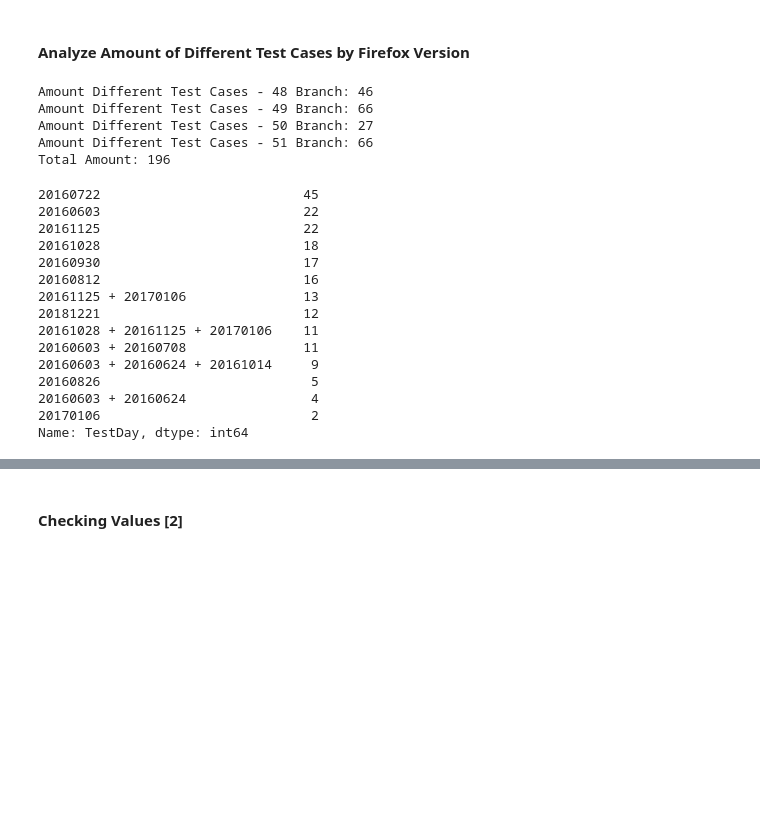
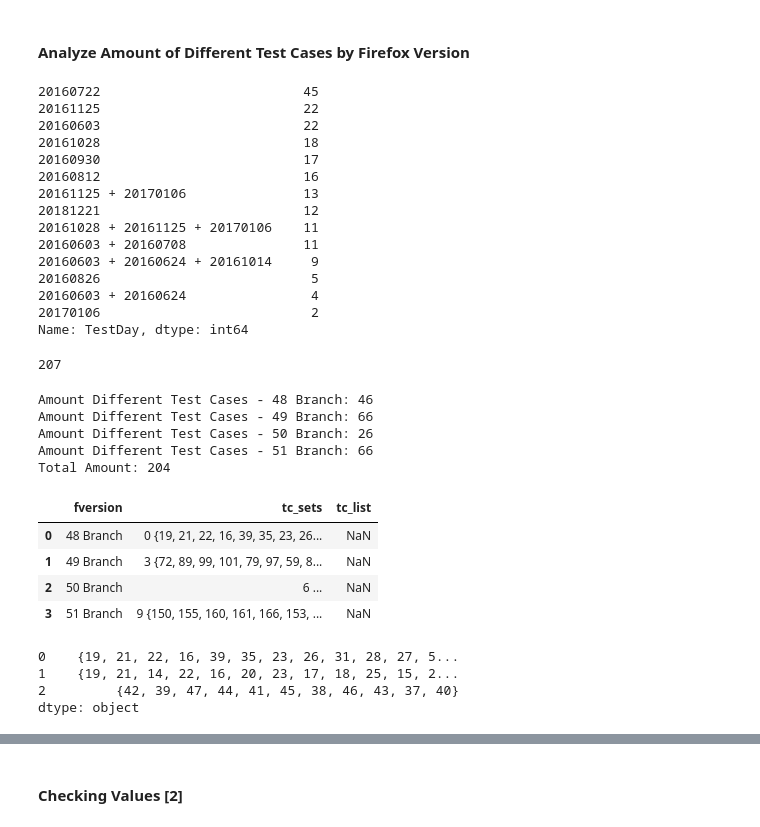
Before and after one commit to Pointpt/trace-link-recovery-study, a Jupyter notebook: scripts/input_proc_fx_v2.ipynb, the cells around one changed output, grey strips where cells are left out. Saved outputs shown, nothing was run; the diff lists cells and outputs as text; code cells hidden in the pictures; blank space fills up the shorter version.

Commit message:
trying to find correct amount of different test cases per branch

```diff
--- a/scripts/input_proc_fx_v2.ipynb
+++ b/scripts/input_proc_fx_v2.ipynb
@@ -298,6 +298,28 @@ ck_df.head(20)
 ck_df.to_csv('../data/mozilla_firefox_v2/firefoxDataset/docs_english/TD_2_FVersion/testday_to_fversion.csv')
 # %% [markdown]
 #### Analyze Amount of Different Test Cases by Firefox Version
+# %%
+testcases.TestDay.value_counts()
+# %% [output]
+20160722                          45
+20161125                          22
+20160603                          22
+20161028                          18
+20160930                          17
+20160812                          16
+20161125 + 20170106               13
+20181221                          12
+20161028 + 20161125 + 20170106    11
+20160603 + 20160708               11
+20160603 + 20160624 + 20161014     9
+20160826                           5
+20160603 + 20160624                4
+20170106                           2
+Name: TestDay, dtype: int64
+# %%
+testcases.TestDay.value_counts().sum()
+# %% [output]
+207
 # %%
 b48_0 = ck_df.loc[0].testcases_list.split(' ')
 b48_1 = ck_df.loc[1].testcases_list.split(' ')
@@ -311,10 +333,10 @@ b49_2 = ck_df.loc[5].testcases_list.split(' ')
 b49 = b49_0 + b49_1 + b49_2
 print('Amount Different Test Cases - 49 Branch: {}'.format(len(set(b49))))
 
-b50_0 = ck_df.loc[6].testcases_list.split(' ')
+#b50_0 = ck_df.loc[6].testcases_list.split(' ')
 b50_1 = ck_df.loc[7].testcases_list.split(' ')
 b50_2 = ck_df.loc[8].testcases_list.split(' ')
-b50 = b50_0 + b50_1 + b50_2
+b50 = b50_1 + b50_2
 print('Amount Different Test Cases - 50 Branch: {}'.format(len(set(b50))))
 
 b51_0 = ck_df.loc[9].testcases_list.split(' ')
@@ -322,29 +344,39 @@ b51_1 = ck_df.loc[10].testcases_list.split(' ')
 b51_2 = ck_df.loc[11].testcases_list.split(' ')
 b51 = b51_0 + b51_1 + b51_2
 print('Amount Different Test Cases - 51 Branch: {}'.format(len(set(b51))))
-print('Total Amount: {}'.format(len(set(b48 + b49 + b50 + b51))))
+
+print('Total Amount: {}'.format(len(set(b48)) + len(set(b49)) + len(set(b50)) + len(set(b51))))
 # %% [output]
 Amount Different Test Cases - 48 Branch: 46
 Amount Different Test Cases - 49 Branch: 66
-Amount Different Test Cases - 50 Branch: 27
+Amount Different Test Cases - 50 Branch: 26
 Amount Different Test Cases - 51 Branch: 66
-Total Amount: 196
+Total Amount: 204
-# %%
-a = testcases.TestDay.value_counts()
-a
-# %% [output]
-20160722                          45
-20160603                          22
-20161125                          22
-20161028                          18
-20160930                          17
-20160812                          16
-20161125 + 20170106               13
-20181221                          12
-20161028 + 20161125 + 20170106    11
-20160603 + 20160708               11
-20160603 + 20160624 + 20161014     9
-20160826                           5
-20160603 + 20160624                4
-20170106                           2
-Name: TestDay, dtype: int64
+# %%
+aux_df = pd.DataFrame(columns=['fversion','tc_sets', 'tc_list'], index=range(4))
+fversions = ['48 Branch', '49 Branch', '50 Branch', '51 Branch']
+aux_df.fversion = fversions
+
+for idx in range(4):
+    aux_df.at[idx,'tc_sets'] = ck_df[ck_df.f_version == fversions[idx]].apply(lambda row : set(row['testcases_list'].split(' ')), axis=1)
+
+aux_df.head()
+
+#aux_df[aux_df.fversion == '48 Branch'].tc_list
+
+#ck_df[ck_df.f_version == '49 Branch'].apply(lambda row : set(row['testcases_list'].split(' ')), axis=1)
+#ck_df[ck_df.f_version == '50 Branch'].apply(lambda row : set(row['testcases_list'].split(' ')), axis=1)
+#ck_df[ck_df.f_version == '51 Branch'].apply(lambda row : set(row['testcases_list'].split(' ')), axis=1)
+# %% [output]
+|  | fversion | tc_sets | tc_list |
+| 0 | 48 Branch | 0 {19, 21, 22, 16, 39, 35, 23, 26... | NaN |
+| 1 | 49 Branch | 3 {72, 89, 99, 101, 79, 97, 59, 8... | NaN |
+| 2 | 50 Branch | 6 ... | NaN |
+| 3 | 51 Branch | 9 {150, 155, 160, 161, 166, 153, ... | NaN |
+# %%
+aux_df[aux_df.fversion == '48 Branch'].tc_sets.values[0]
+# %% [output]
+0    {19, 21, 22, 16, 39, 35, 23, 26, 31, 28, 27, 5...
+1    {19, 21, 14, 22, 16, 20, 23, 17, 18, 25, 15, 2...
+2         {42, 39, 47, 44, 41, 45, 38, 46, 43, 37, 40}
+dtype: object
```
Also changed, not shown: parts of 3 cells of this notebook.
